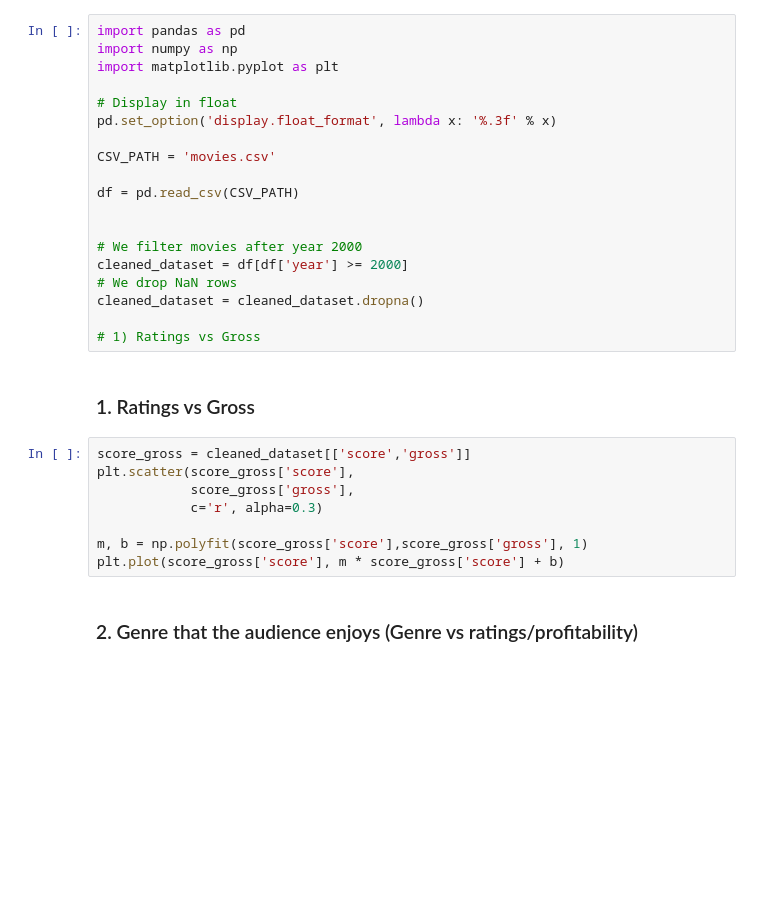
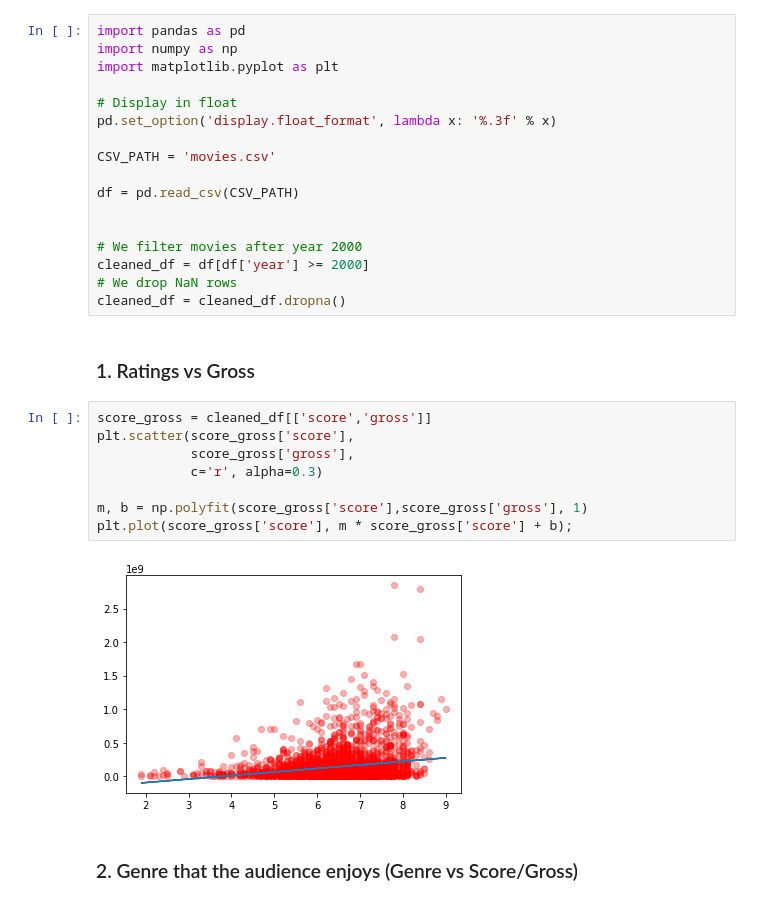
Before and after one commit to soaza/dao2702-project, a Jupyter notebook: movies_analysis.ipynb, the cells around one changed output. Drawn from its saved outputs; the diff is of its cells as text; blank space fills up the shorter version.

```diff
--- a/movies_analysis.ipynb
+++ b/movies_analysis.ipynb
@@ -14,21 +14,21 @@ df = pd.read_csv(CSV_PATH)
 
 
 # We filter movies after year 2000
-cleaned_dataset = df[df['year'] >= 2000]
+cleaned_df = df[df['year'] >= 2000]
 # We drop NaN rows
-cleaned_dataset = cleaned_dataset.dropna()
-
-# 1) Ratings vs Gross
+cleaned_df = cleaned_df.dropna()
 # %% [markdown]
 ### 1. Ratings vs Gross
 # %%
-score_gross = cleaned_dataset[['score','gross']]
+score_gross = cleaned_df[['score','gross']]
 plt.scatter(score_gross['score'],
             score_gross['gross'],
             c='r', alpha=0.3)
 
 m, b = np.polyfit(score_gross['score'],score_gross['gross'], 1)
-plt.plot(score_gross['score'], m * score_gross['score'] + b)
+plt.plot(score_gross['score'], m * score_gross['score'] + b);
+# %% [output]
+[figure, added]
 # %% [markdown]
-### 2. Genre that the audience enjoys (Genre vs ratings/profitability)
+### 2. Genre that the audience enjoys (Genre vs Score/Gross)
 # %%
```
Also changed, not shown: parts of 6 cells of this notebook, 1 other file.
